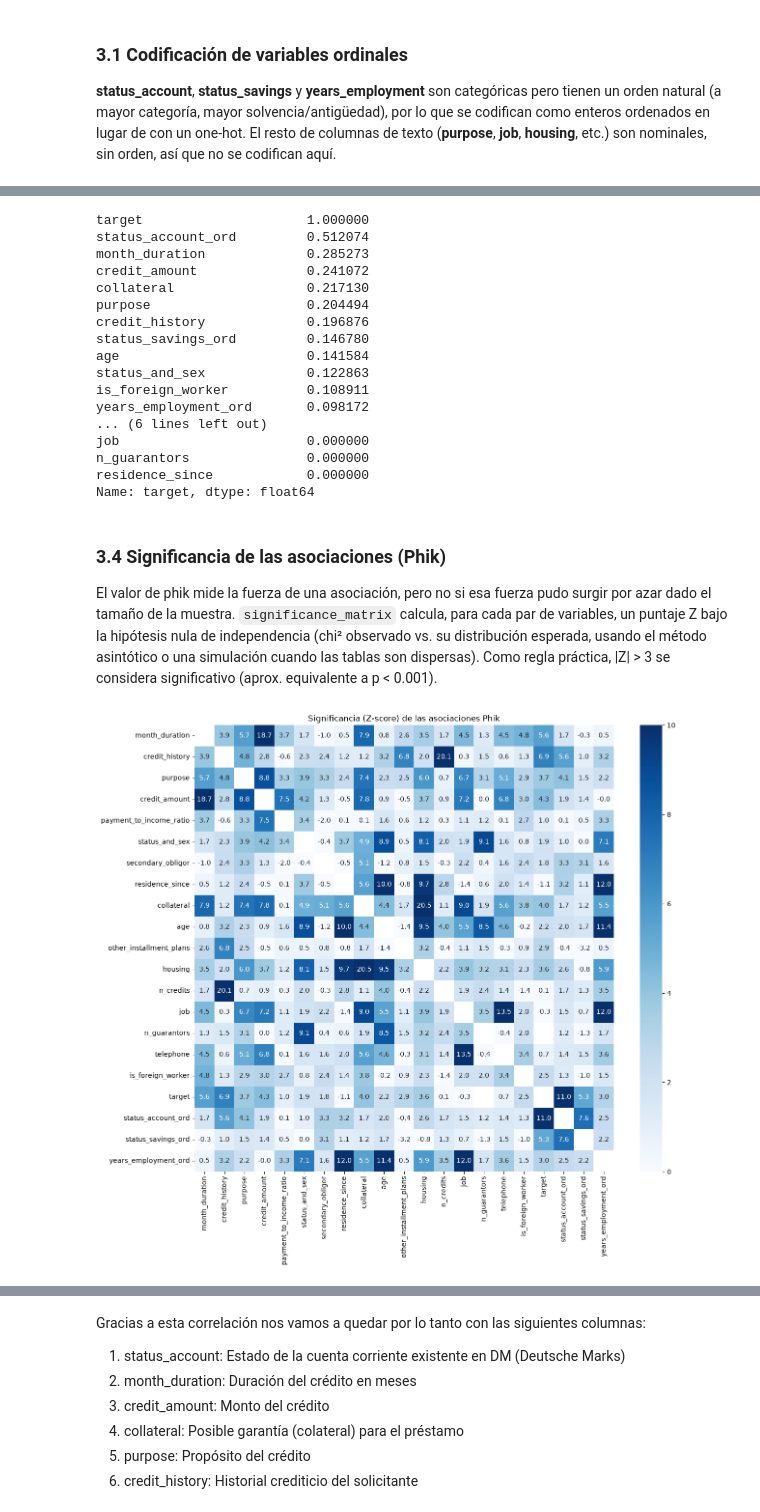
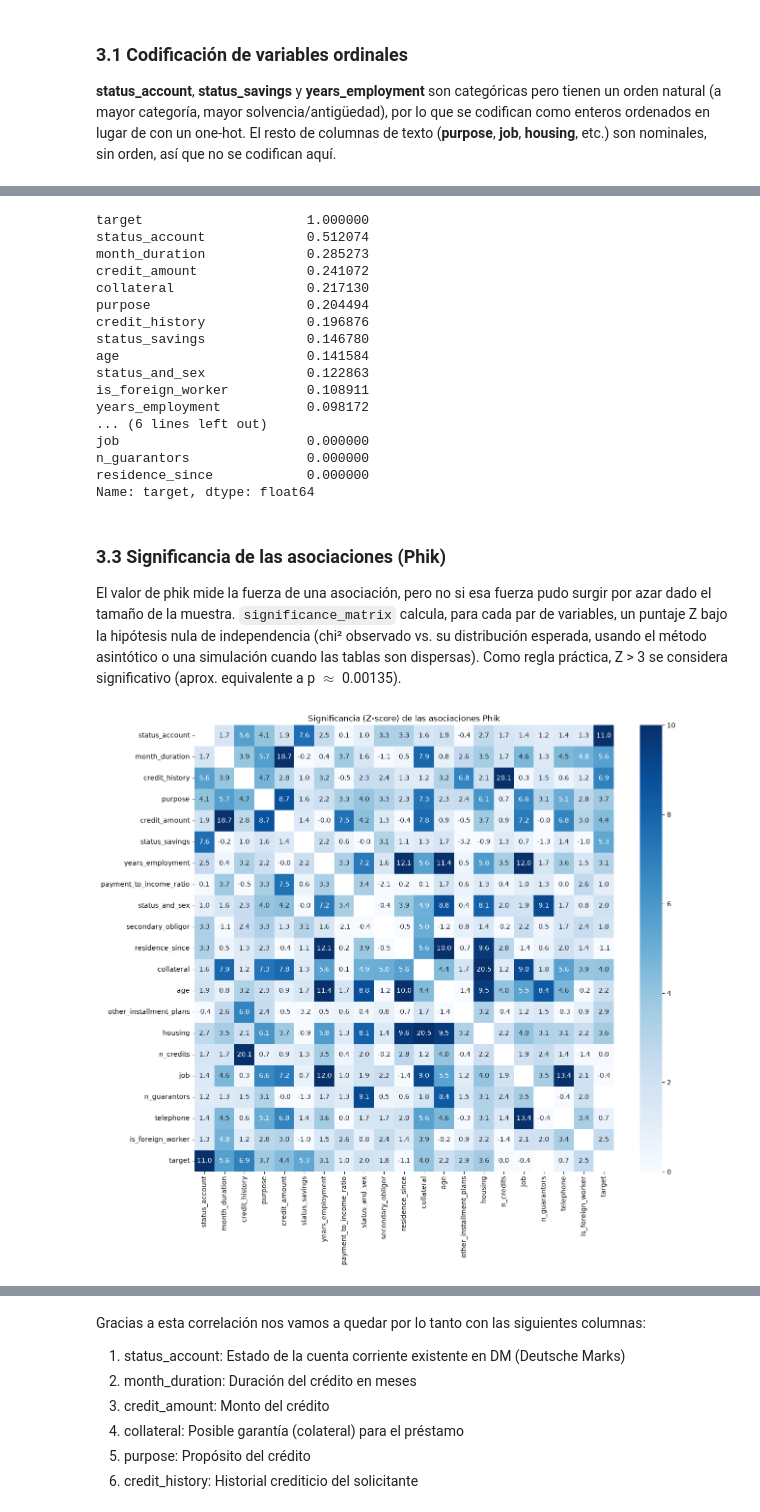
Before and after one commit to tomasSiSa18/TesisPregrado, a Jupyter notebook: ProcesamientoDataset/analisisdataset.ipynb, the cells around one changed output, grey strips where cells are left out. Cells and saved outputs as stored; diff of their text form; code cells hidden in the pictures.

```diff
--- a/ProcesamientoDataset/analisisdataset.ipynb
+++ b/ProcesamientoDataset/analisisdataset.ipynb
@@ -131,11 +136,11 @@ years_employment_order = {
     ">= 7 years": 4,
 }
 
-credit_df["status_account_ord"] = credit_df["status_account"].map(status_account_order)
-credit_df["status_savings_ord"] = credit_df["status_savings"].map(status_savings_order)
-credit_df["years_employment_ord"] = credit_df["years_employment"].map(years_employment_order)
+credit_df["status_account"] = credit_df["status_account"].map(status_account_order)
+credit_df["status_savings"] = credit_df["status_savings"].map(status_savings_order)
+credit_df["years_employment"] = credit_df["years_employment"].map(years_employment_order)
 
-ordinal_cols = ["status_account_ord", "status_savings_ord", "years_employment_ord"]
+ordinal_cols = ["status_account", "status_savings", "years_employment"]
 assert credit_df[ordinal_cols].isnull().sum().sum() == 0, "Hay categorías sin mapear"
 
 credit_df[ordinal_cols].head()
@@ -161,6 +158,9 @@ A diferencia de Pearson, Phik calcula una medida de asociación (0 a 1) directam
 # %%
-phik_cols = [c for c in credit_df.columns if c not in ["status_account", "status_savings", "years_employment"]]
-interval_cols = pearsonCols + ["status_account_ord", "status_savings_ord", "years_employment_ord"]
+numericCols = ["month_duration", "credit_amount", "payment_to_income_ratio", "residence_since", "age", "n_credits", "n_guarantors"]
+
+phik_cols = [c for c in credit_df.columns]
+interval_cols = numericCols + ["status_account", "status_savings", "years_employment"]
+
 
 phik_matrix = credit_df[phik_cols].phik_matrix(interval_cols=interval_cols)
 
@@ -174,39 +174,40 @@ plt.show()
 phik_matrix["target"].sort_values(ascending=False)
 # %% [output]
 target                     1.000000
-status_account_ord         0.512074
+status_account             0.512074
 month_duration             0.285273
 credit_amount              0.241072
 collateral                 0.217130
 purpose                    0.204494
 credit_history             0.196876
-status_savings_ord         0.146780
+status_savings             0.146780
 age                        0.141584
 status_and_sex             0.122863
 is_foreign_worker          0.108911
-years_employment_ord       0.098172
+years_employment           0.098172
 ... (6 lines left out)
 job                        0.000000
 n_guarantors               0.000000
 residence_since            0.000000
 Name: target, dtype: float64
 # %% [markdown]
-### 3.4 Significancia de las asociaciones (Phik)
+### 3.3 Significancia de las asociaciones (Phik)
 
-El valor de phik mide la fuerza de una asociación, pero no si esa fuerza pudo surgir por azar dado el tamaño de la muestra. `significance_matrix` calcula, para cada par de variables, un puntaje Z bajo la hipótesis nula de independencia (chi² observado vs. su distribución esperada, usando el método asintótico o una simulación cuando las tablas son dispersas). Como regla práctica, |Z| > 3 se considera significativo (aprox. equivalente a p < 0.001).
+El valor de phik mide la fuerza de una asociación, pero no si esa fuerza pudo surgir por azar dado el tamaño de la muestra. `significance_matrix` calcula, para cada par de variables, un puntaje Z bajo la hipótesis nula de independencia (chi² observado vs. su distribución esperada, usando el método asintótico o una simulación cuando las tablas son dispersas). Como regla práctica, Z > 3 se considera significativo (aprox. equivalente a p $\approx$ 0.00135).
 # %%
-significance_matrix = credit_df[phik_cols].significance_matrix(interval_cols=interval_cols)
+np.random.seed(8)
+significance_matrix = credit_df[phik_cols].significance_matrix(interval_cols=interval_cols, njobs=1)
 
 significance_plot = significance_matrix.replace([np.inf, -np.inf], np.nan)
 for col in significance_plot.columns:
     significance_plot.loc[col, col] = np.nan
 
 plt.figure(figsize=(14, 12))
 sns.heatmap(significance_plot, cmap="Blues", vmin=0, vmax=10, annot=True, fmt=".1f")
 plt.title("Significancia (Z-score) de las asociaciones Phik")
 plt.show()
 # %% [output]
-[figure, old version]
+[figure, new version]
 # %%
 target_summary = pd.DataFrame({
     "phik": phik_matrix["target"],
```
Also changed, not shown: parts of 21 cells of this notebook, 5 other files.
